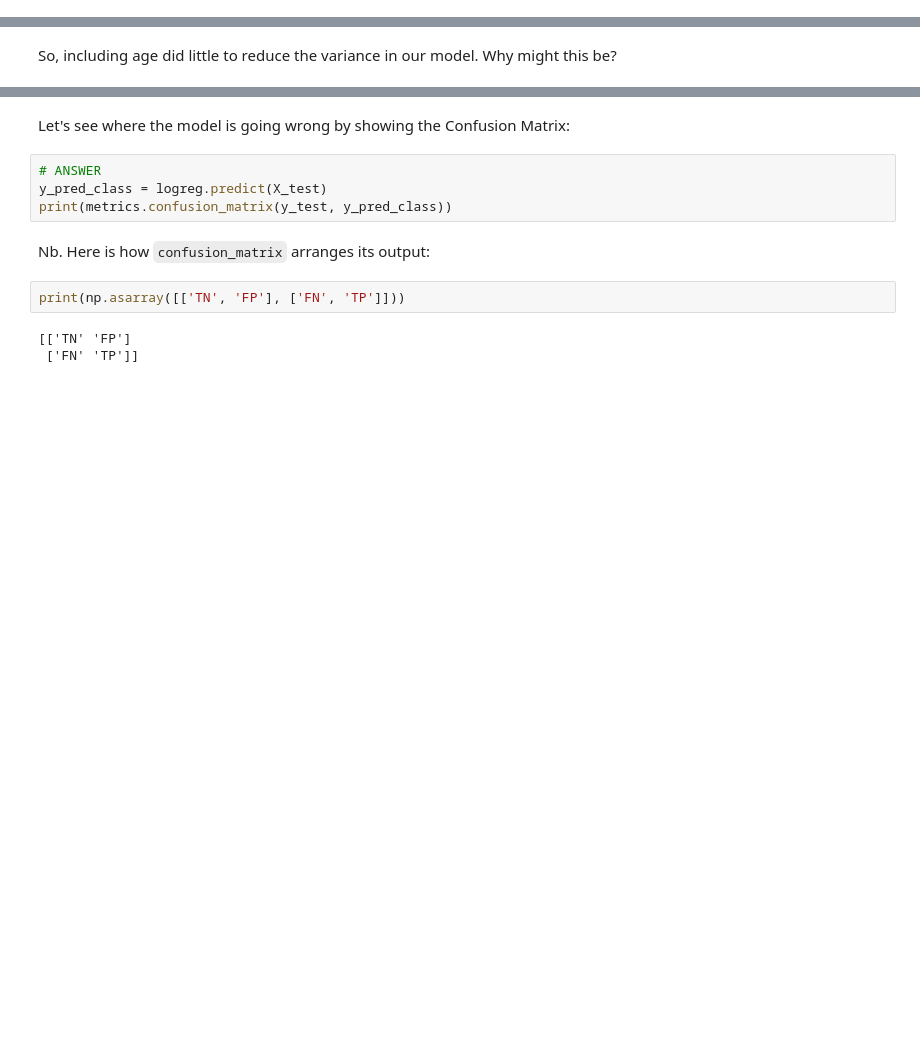
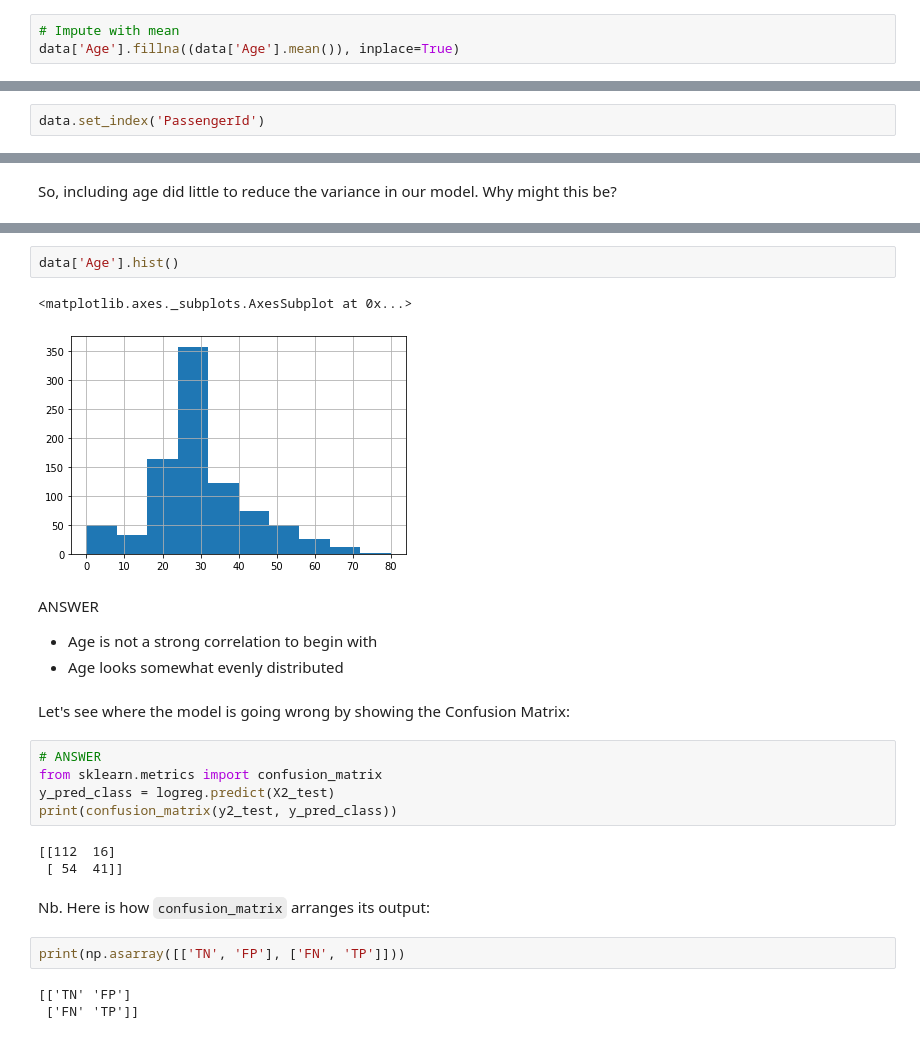
Before and after one commit to allenj813/DS-SYD-PT-24FEB, a Jupyter notebook: Module_5/Labs/IOD_Lab_5.1 vAJ.ipynb, the cells around one changed output, grey strips where cells are left out. Cells and saved outputs as stored; diff of their text form; blank space fills up the shorter version.

```diff
--- a/Module_5/Labs/IOD_Lab_5.1 vAJ.ipynb
+++ b/Module_5/Labs/IOD_Lab_5.1 vAJ.ipynb
@@ -198,0 +196,3 @@ Let's include `Age` in the model. As we know from our EDA, this feature has many
+# %%
+# Impute with mean
+data['Age'].fillna((data['Age'].mean()), inplace=True)
@@ -198,0 +204,2 @@ Let's include `Age` in the model. As we know from our EDA, this feature has many
+# %%
+data.set_index('PassengerId')
@@ -207,9 +291,23 @@ ANSWER
+# %%
+data['Age'].hist()
+# %% [output]
+<matplotlib.axes._subplots.AxesSubplot at 0x...>
+[figure, added]
+# %% [markdown]
+ANSWER
+
+- Age is not a strong correlation to begin with
+- Age looks somewhat evenly distributed
 # %% [markdown]
 Let's see where the model is going wrong by showing the Confusion Matrix:
 # %%
 # ANSWER
-y_pred_class = logreg.predict(X_test)
-print(metrics.confusion_matrix(y_test, y_pred_class))
+from sklearn.metrics import confusion_matrix
+y_pred_class = logreg.predict(X2_test)
+print(confusion_matrix(y2_test, y_pred_class))
+# %% [output]
+[[112  16]
+ [ 54  41]]
 # %% [markdown]
 Nb. Here is how `confusion_matrix` arranges its output:
 # %%
```
Also changed, not shown: parts of 18 cells of this notebook.
